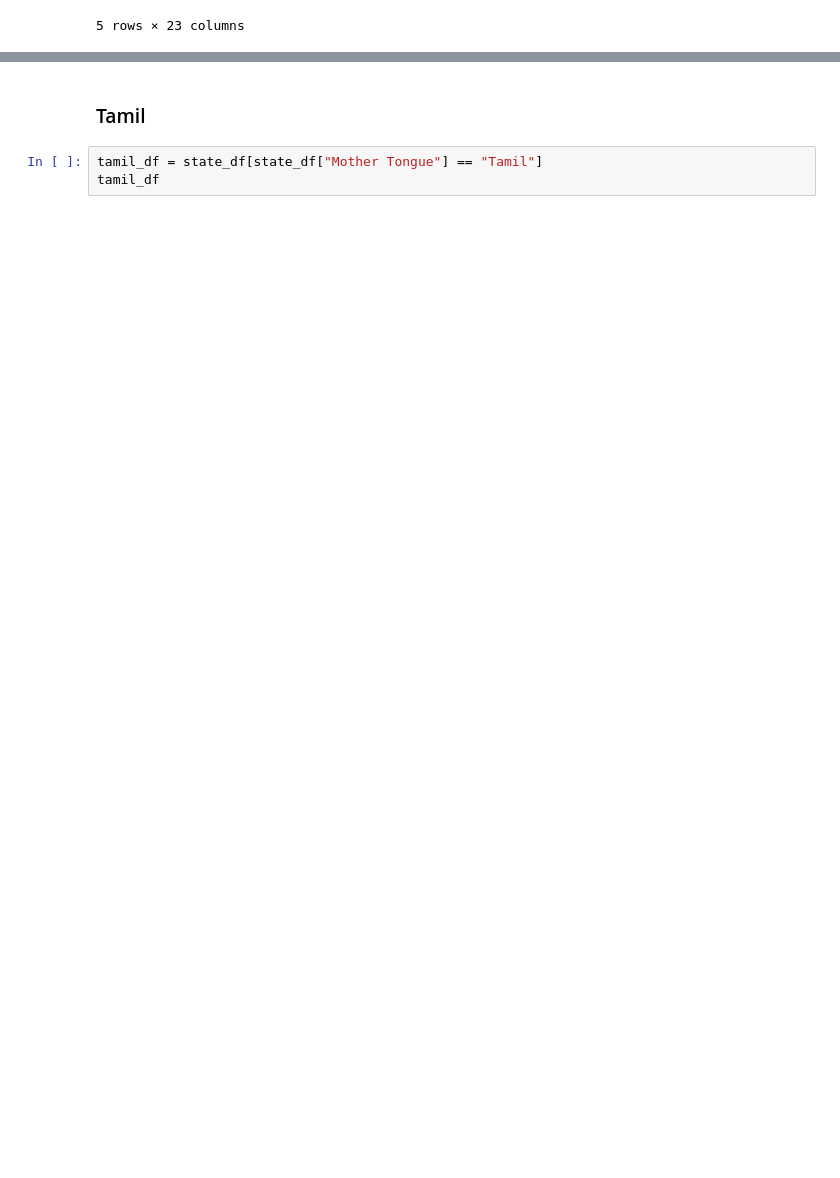
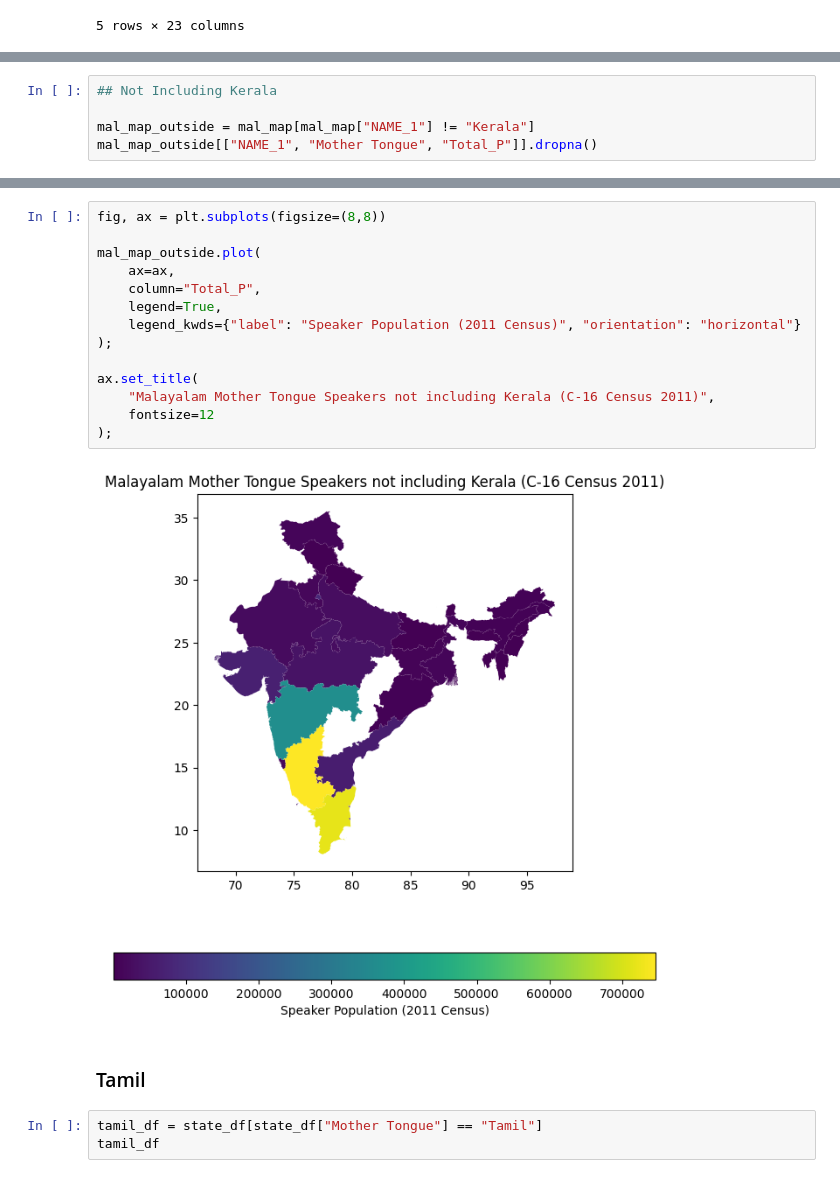
Before and after one commit to squishridyvi/Geographical-Distribution-Mapping-of-Dravidian-Languages-, a Jupyter notebook: Geographical Distribution of Dravidian Languages-Census-C-16.ipynb, the cells around one changed output, grey strips where cells are left out. Cells and saved outputs as stored; diff of their text form; blank space fills up the shorter version.

Commit message:
Add files via upload
added more states to mother tongue speaker visuals, started to make mother tongue speaker visuals without including native states

```diff
--- a/Geographical Distribution of Dravidian Languages-Census-C-16.ipynb
+++ b/Geographical Distribution of Dravidian Languages-Census-C-16.ipynb
@@ -222,0 +240,5 @@ ax.set_title(
+# %%
+## Not Including Kerala
+
+mal_map_outside = mal_map[mal_map["NAME_1"] != "Kerala"]
+mal_map_outside[["NAME_1", "Mother Tongue", "Total_P"]].dropna()
@@ -223,3 +263,19 @@ ax.set_title(
+# %%
+fig, ax = plt.subplots(figsize=(8,8))
+
+mal_map_outside.plot(
+    ax=ax,
+    column="Total_P",
+    legend=True,
+    legend_kwds={"label": "Speaker Population (2011 Census)", "orientation": "horizontal"}
+);
+
+ax.set_title(
+    "Malayalam Mother Tongue Speakers not including Kerala (C-16 Census 2011)",
+    fontsize=12
+);
+# %% [output]
+[figure, added]
 # %% [markdown]
 ### Tamil
 # %%
```
Also changed, not shown: parts of 18 cells of this notebook.
